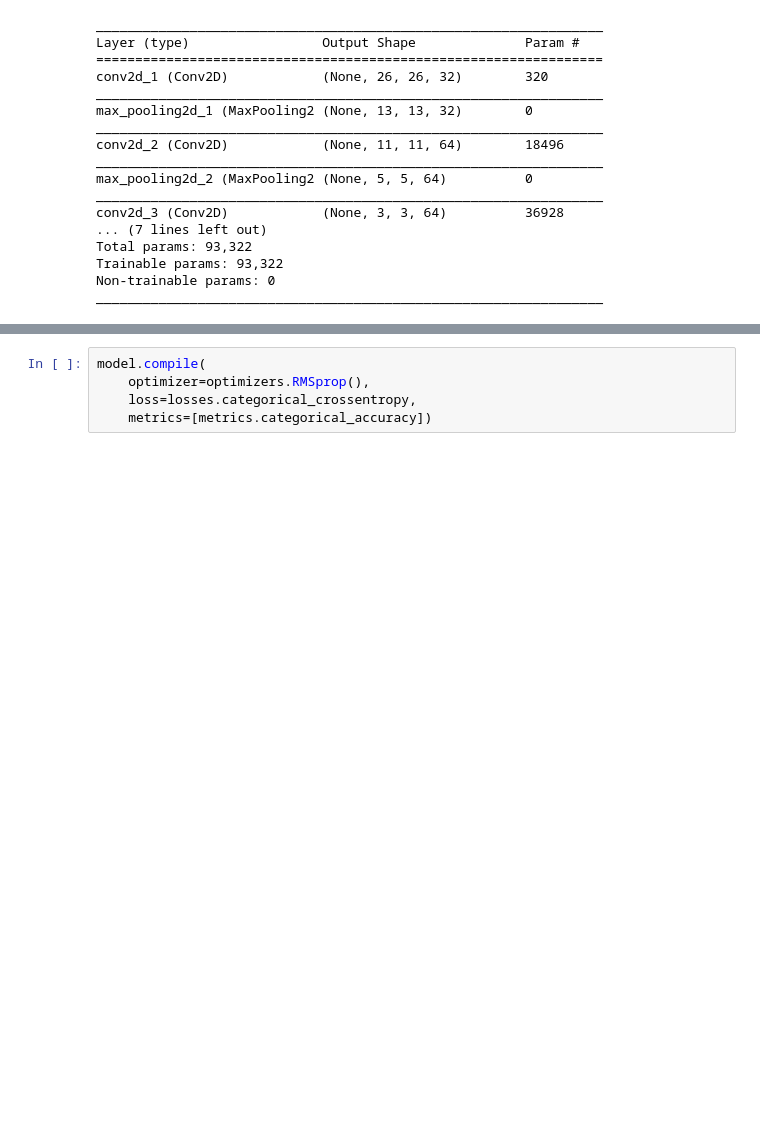
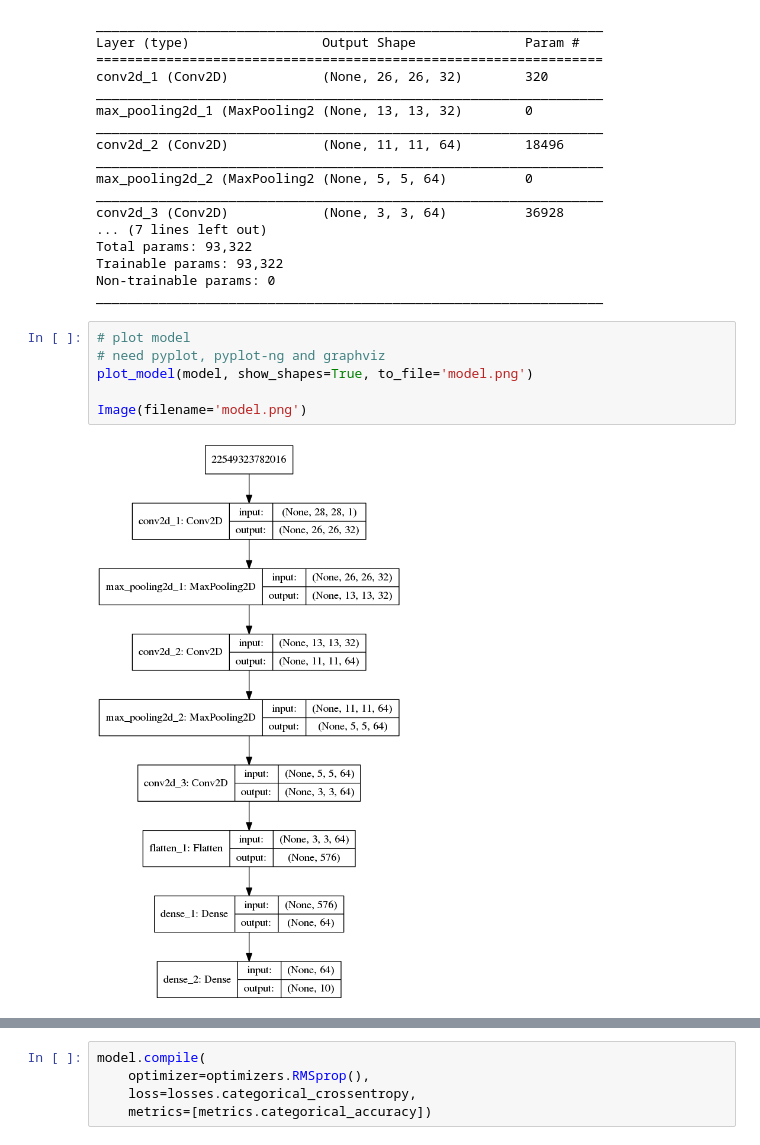
Before and after one commit to whu-pzhang/deep-learning-with-keras, a Jupyter notebook: ch05.ipynb, the cells around one changed output, grey strips where cells are left out. Saved outputs shown, nothing was run; the diff lists cells and outputs as text; blank space fills up the shorter version.

```diff
--- a/ch05.ipynb
+++ b/ch05.ipynb
@@ -46,6 +52,14 @@ Total params: 93,322
 Trainable params: 93,322
 Non-trainable params: 0
 _________________________________________________________________
+# %%
+# plot model
+# need pyplot, pyplot-ng and graphviz
+plot_model(model, show_shapes=True, to_file='model.png')
+
+Image(filename='model.png')
+# %% [output]
+[figure, added]
 # %%
 # 在MNIST上训练CNN
 from keras.datasets import mnist
```
Also changed, not shown: parts of 12 cells of this notebook.
